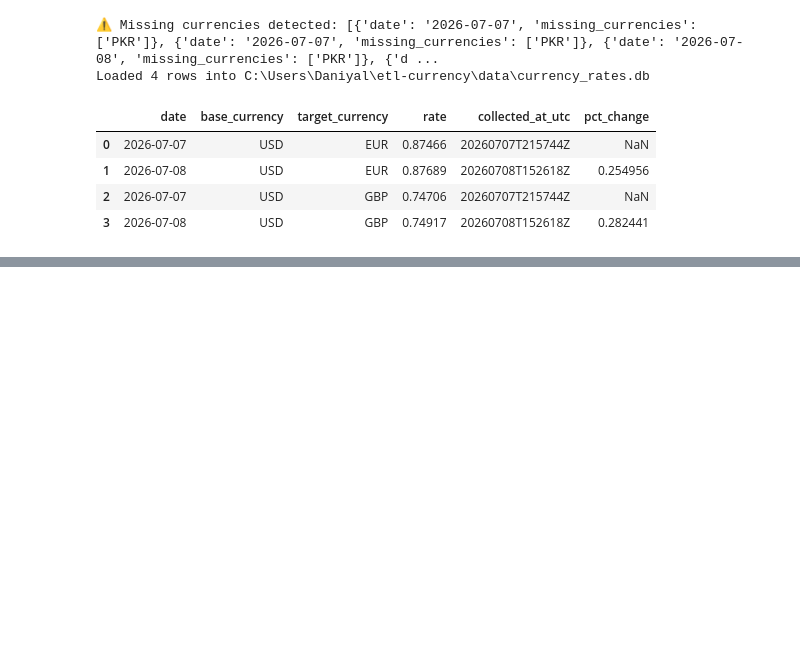
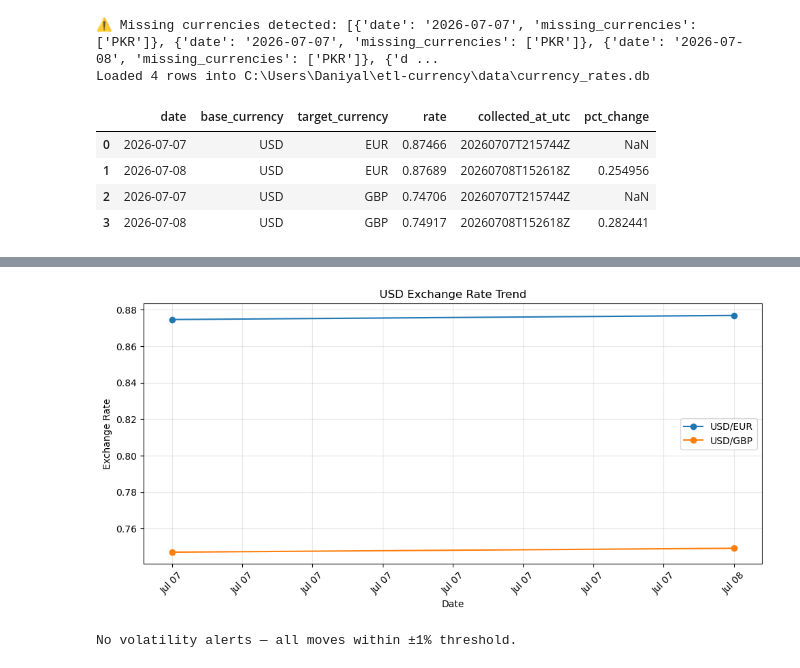
Before and after one commit to DaniyalAtiq9/currency-etl, a Jupyter notebook: 01_extraction.ipynb, the cells around one changed output, grey strips where cells are left out. Saved outputs shown, nothing was run; the diff lists cells and outputs as text; code cells hidden in the pictures; blank space fills up the shorter version.

Commit message:
Add rate trend and volatility charts

```diff
--- a/01_extraction.ipynb
+++ b/01_extraction.ipynb
@@ -457,3 +457,15 @@ Loaded 4 rows into C:\Users\Daniyal\etl-currency\data\currency_rates.db
 | 1 | 2026-07-08 | USD | EUR | 0.87689 | 20260708T152618Z | 0.254956 |
 | 2 | 2026-07-07 | USD | GBP | 0.74706 | 20260707T215744Z | NaN |
 | 3 | 2026-07-08 | USD | GBP | 0.74917 | 20260708T152618Z | 0.282441 |
+# %%
+import sqlite3
+import pandas as pd
+from pathlib import Path
+
+DB_PATH = Path("data/currency_rates.db")
+
+conn = sqlite3.connect(DB_PATH)
+df = pd.read_sql("SELECT * FROM exchange_rates ORDER BY target_currency, date", conn)
+conn.close()
+
+df
@@ -459,0 +478,3 @@ Loaded 4 rows into C:\Users\Daniyal\etl-currency\data\currency_rates.db
+# %%
+df["date"] = pd.to_datetime(df["date"])
+df.dtypes
@@ -459,0 +489,35 @@ Loaded 4 rows into C:\Users\Daniyal\etl-currency\data\currency_rates.db
+# %%
+import matplotlib.pyplot as plt
+
+import matplotlib.dates as mdates
+
+
+fig, ax = plt.subplots(figsize=(10, 5))
+
+for currency in df["target_currency"].unique():
+    subset = df[df["target_currency"] == currency]
+    ax.plot(subset["date"], subset["rate"], marker="o", label=f"USD/{currency}")
+
+ax.set_title("USD Exchange Rate Trend")
+ax.set_xlabel("Date")
+ax.set_ylabel("Exchange Rate")
+ax.legend()
+ax.grid(True, alpha=0.3)
+ax.xaxis.set_major_formatter(mdates.DateFormatter('%b %d'))
+plt.xticks(rotation=45)
+plt.tight_layout()
+plt.savefig("data/rate_trend.png", dpi=150)
+plt.show()
+# %% [output]
+[figure, added]
+# %%
+threshold = 1.0
+volatile_days = df[df["pct_change"].abs() > threshold]
+
+if not volatile_days.empty:
+    print("Volatility alerts (>1% single-day move):")
+    print(volatile_days[["date", "target_currency", "pct_change"]])
+else:
+    print("No volatility alerts — all moves within ±1% threshold.")
+# %% [output]
+No volatility alerts — all moves within ±1% threshold.
```
Also changed, not shown: parts of 3 cells of this notebook, 2 other files.
